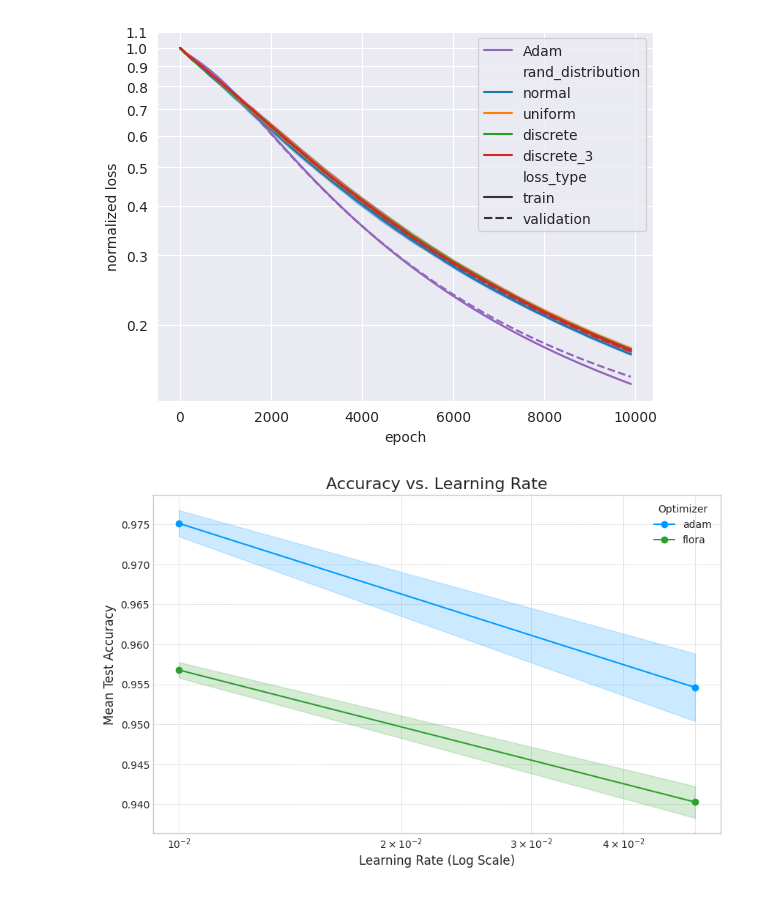
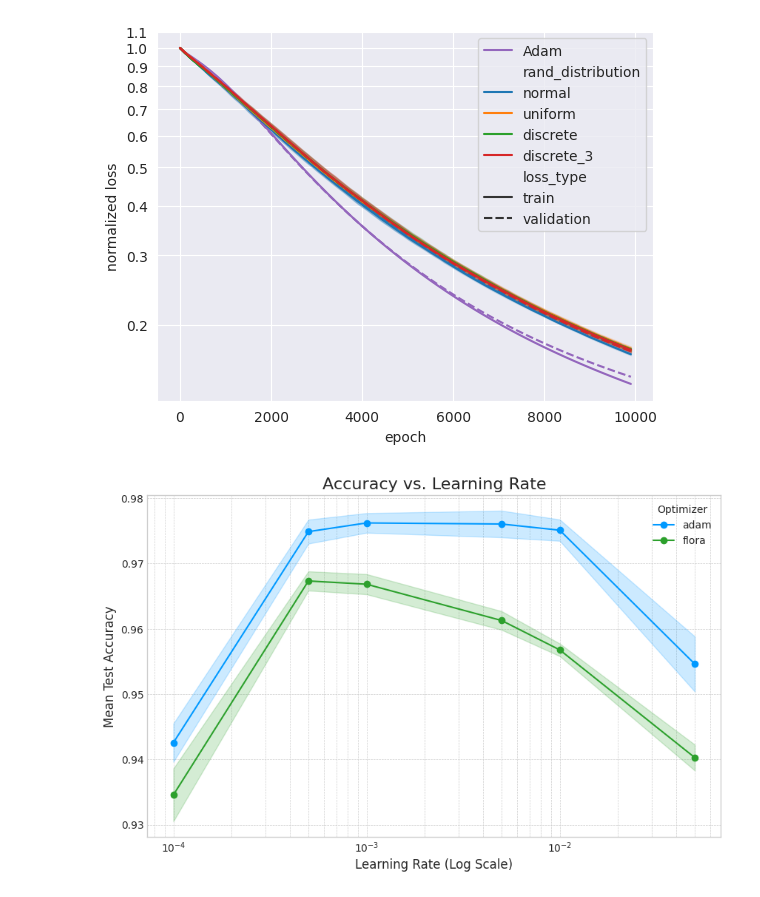
Before and after one commit to thecodehen/epfl-cs439-s25-project, a Jupyter notebook: plot.ipynb, the cells around one changed output. Drawn from its saved outputs; the diff is of its cells as text; code cells hidden in the pictures.

```diff
--- a/plot.ipynb
+++ b/plot.ipynb
@@ -122,7 +122,7 @@ from collections import defaultdict
 # --- Configuration ---
 
 # Set the base path to your results directory
-BASE_RESULTS_PATH = pathlib.Path('results')
+BASE_RESULTS_PATH = pathlib.Path('results-lr')
 
 # Define the optimizers you want to plot
 OPTIMIZERS = ['adam', 'flora']
@@ -203,31 +203,31 @@ for optimizer, lr_data in aggregated_accuracies.items():
         if len(accuracies) > 0:
             plot_data[optimizer]['lrs'].append(lr)
             plot_data[optimizer]['means'].append(np.mean(accuracies))
             plot_data[optimizer]['stds'].append(np.std(accuracies))
         else:
              print(f"Warning: No valid runs found for {optimizer} with lr={lr} after filtering.")
 
 # --- 3. Plotting ---
 # (This section remains unchanged)
 plt.style.use('seaborn-v0_8-whitegrid')
 fig, ax = plt.subplots(figsize=(10, 6))
 for optimizer, data in plot_data.items():
     lrs = np.array(data['lrs'])
     means = np.array(data['means'])
     stds = np.array(data['stds'])
     color = COLORS.get(optimizer, 'black')
     ax.plot(lrs, means, marker='o', linestyle='-', label=optimizer, color=color)
     ax.fill_between(lrs, means - stds, means + stds, color=color, alpha=0.2)
 
 # --- 4. Final Touches ---
 # (This section remains unchanged)
 ax.set_xscale('log')
 ax.set_title('Accuracy vs. Learning Rate', fontsize=16)
 ax.set_xlabel('Learning Rate (Log Scale)', fontsize=12)
 ax.set_ylabel('Mean Test Accuracy', fontsize=12)
 ax.grid(True, which='both', linestyle='--', linewidth=0.5)
 ax.legend(title='Optimizer')
 plt.show()
 fig.savefig('learning_rate.pdf', bbox_inches='tight')
 # %% [output]
-[figure, old version]
+[figure, new version]
```
Also changed, not shown: parts of 1 cell of this notebook, 3 other files.
